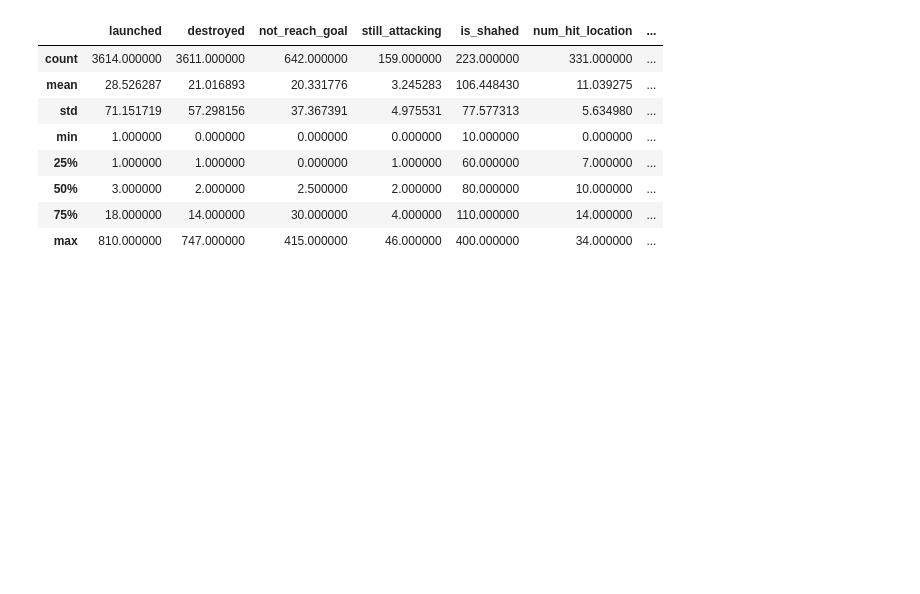
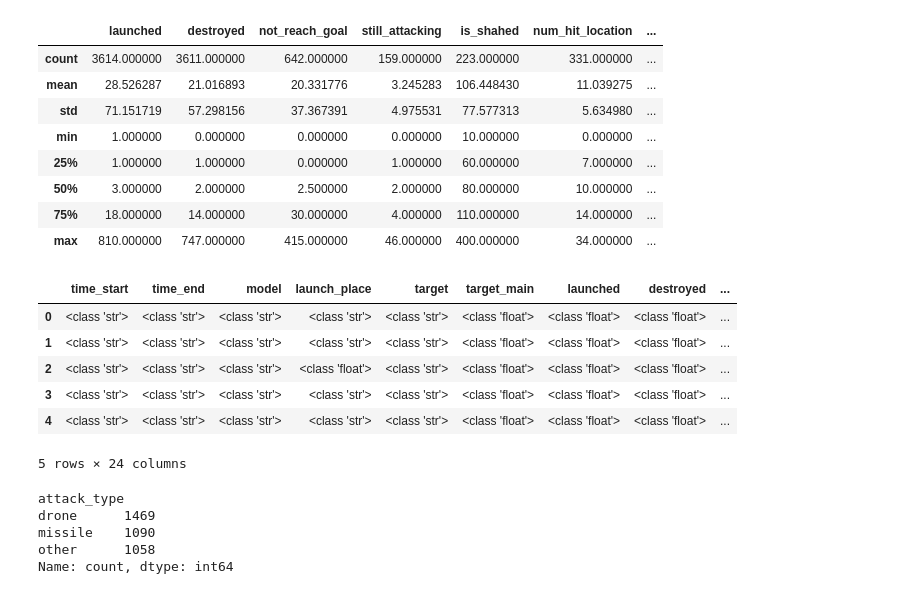
Before and after one commit to vetalist7/ukraine-attacks-analysis, a Jupyter notebook: notebooks/01_data_loading.ipynb, the cells around one changed output. Drawn from its saved outputs; the diff is of its cells as text; code cells hidden in the pictures; blank space fills up the shorter version.

Commit message:
Clean data: date and attack types

```diff
--- a/notebooks/01_data_loading.ipynb
+++ b/notebooks/01_data_loading.ipynb
@@ -85,3 +85,34 @@ df.describe()
 | 50% | 3.000000 | 2.000000 | 2.500000 | 2.000000 | 80.000000 | 10.000000 | ... |
 | 75% | 18.000000 | 14.000000 | 30.000000 | 4.000000 | 110.000000 | 14.000000 | ... |
 | max | 810.000000 | 747.000000 | 415.000000 | 46.000000 | 400.000000 | 34.000000 | ... |
+# %%
+# Create attack type classification based on model and is_shahed columns
+
+def classify_attack(row):
+    model = str(row['model']).lower()
+
+    if 'shahed' in model or row.get('is_shahed', 0) == 1:
+        return 'drone'
+    elif any(x in model for x in ['iskander', 'kalibr', 'kh-', 'x-', 'kinzhal']):
+        return 'missile'
+    elif 'uav' in model:
+        return 'drone'
+    else:
+        return 'other'
+
+df['attack_type'] = df.apply(classify_attack, axis=1)
+# %%
+# Create Clean Data
+
+df['attack_type'] = df['attack_type'].astype(str)
+df['date'] = pd.to_datetime(df['time_start'], errors='coerce').dt.date
+# %%
+df.applymap(type).head()
+# %% [output]
+|  | time_start | time_end | model | launch_place | target | target_main | launched | destroyed | ... |
+| 0 | <class 'str'> | <class 'str'> | <class 'str'> | <class 'str'> | <class 'str'> | <class 'float'> | <class 'float'> | <class 'float'> | ... |
+| 1 | <class 'str'> | <class 'str'> | <class 'str'> | <class 'str'> | <class 'str'> | <class 'float'> | <class 'float'> | <class 'float'> | ... |
+| 2 | <class 'str'> | <class 'str'> | <class 'str'> | <class 'float'> | <class 'str'> | <class 'float'> | <class 'float'> | <class 'float'> | ... |
+| 3 | <class 'str'> | <class 'str'> | <class 'str'> | <class 'str'> | <class 'str'> | <class 'float'> | <class 'float'> | <class 'float'> | ... |
+| 4 | <class 'str'> | <class 'str'> | <class 'str'> | <class 'str'> | <class 'str'> | <class 'float'> | <class 'float'> | <class 'float'> | ... |
+5 rows × 24 columns
@@ -87,0 +127,8 @@ df.describe()
+# %%
+df['attack_type'].value_counts()
+# %% [output]
+attack_type
+drone      1469
+missile    1090
+other      1058
+Name: count, dtype: int64
```
Also changed, not shown: parts of 3 cells of this notebook.
